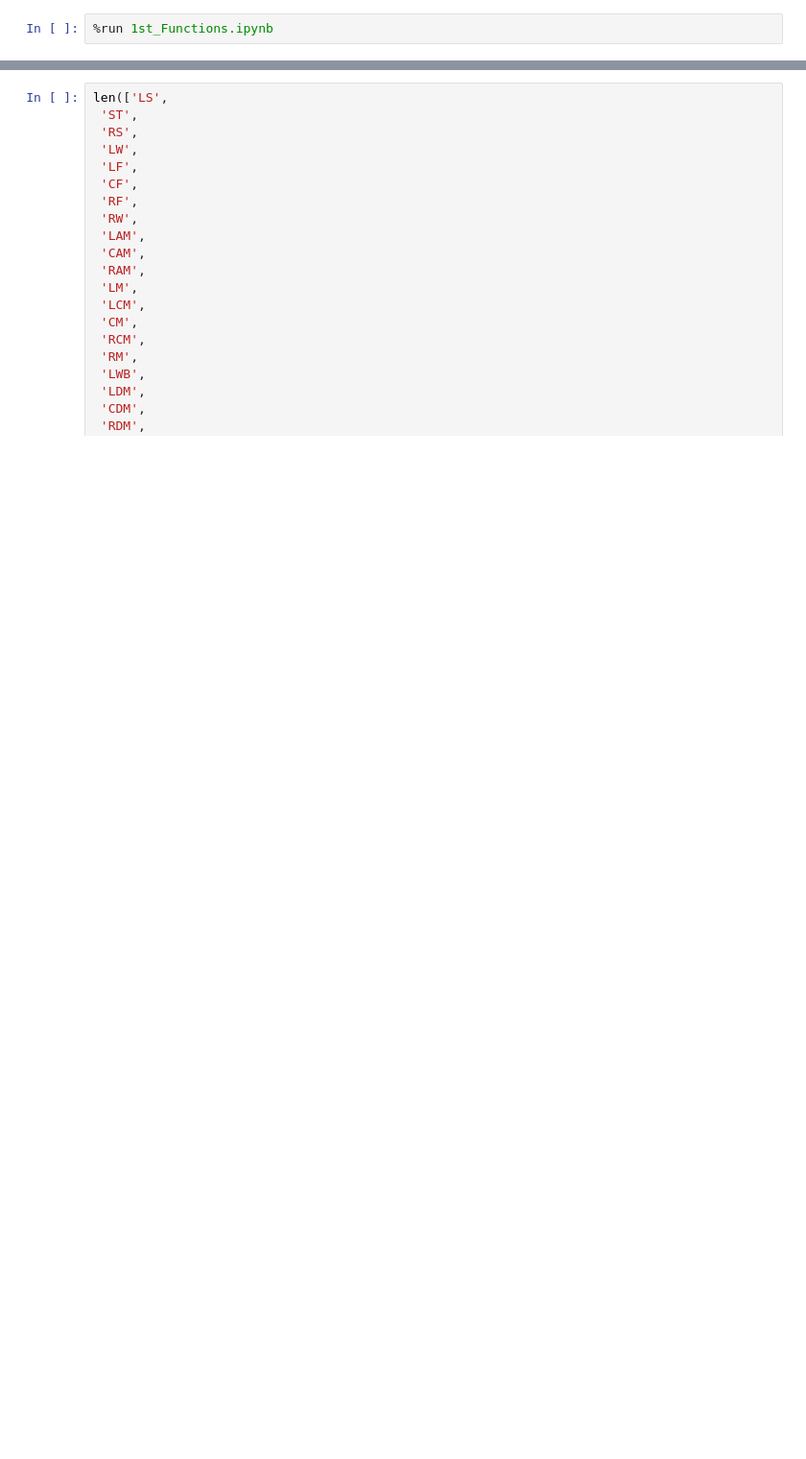
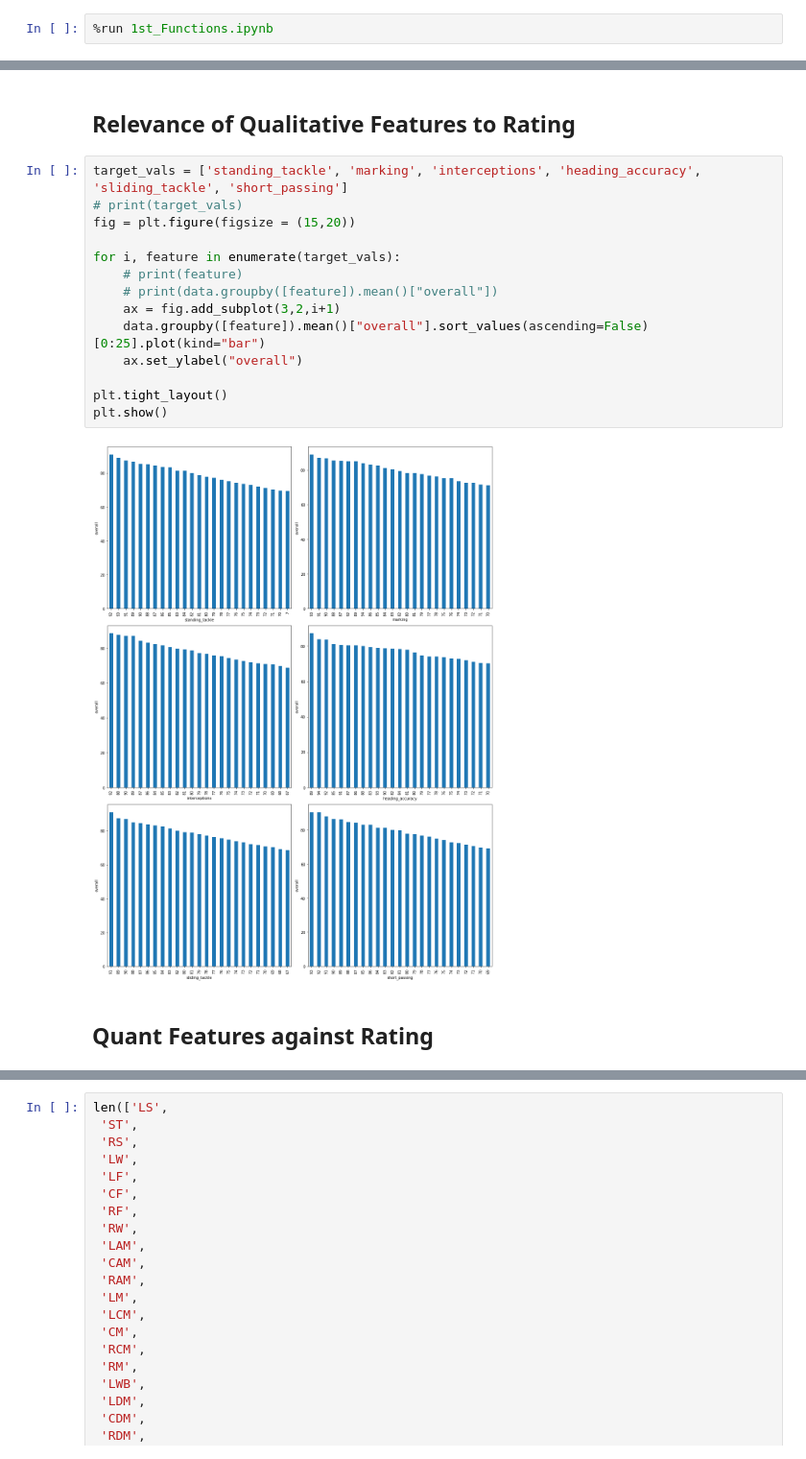
Before and after one commit to ponda614/Fifa_Players_Predictions, a Jupyter notebook: myAnalysis.ipynb, the cells around one changed output, grey strips where cells are left out. Shown at 96% size. Cells and saved outputs as stored; diff of their text form; blank space fills up the shorter version.

```diff
--- a/myAnalysis.ipynb
+++ b/myAnalysis.ipynb
@@ -38,0 +151,20 @@ Connected!
+# %% [markdown]
+## Relevance of Qualitative Features to Rating
+# %%
+target_vals = ['standing_tackle', 'marking', 'interceptions', 'heading_accuracy', 'sliding_tackle', 'short_passing']
+# print(target_vals)
+fig = plt.figure(figsize = (15,20))
+
+for i, feature in enumerate(target_vals):
+    # print(feature)
+    # print(data.groupby([feature]).mean()["overall"])
+    ax = fig.add_subplot(3,2,i+1)
+    data.groupby([feature]).mean()["overall"].sort_values(ascending=False)[0:25].plot(kind="bar")
+    ax.set_ylabel("overall")
+
+plt.tight_layout()
+plt.show()
+# %% [output]
+[figure, added]
+# %% [markdown]
+## Quant Features against Rating
```
Also changed, not shown: parts of 29 cells of this notebook.
